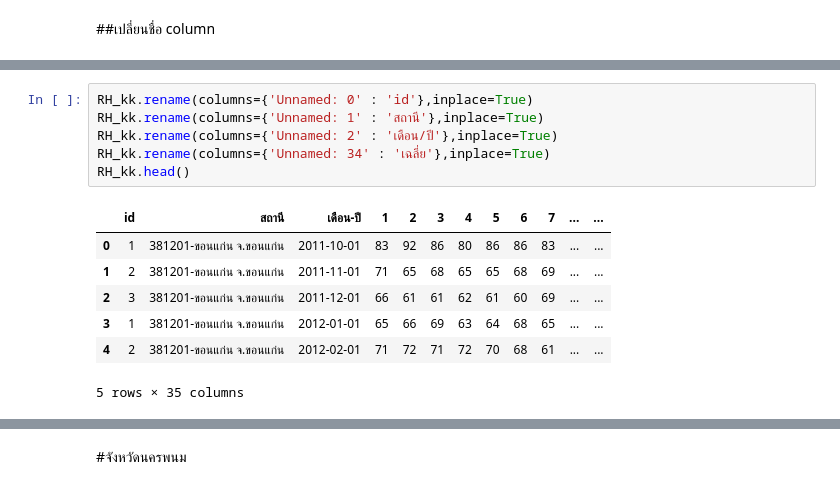
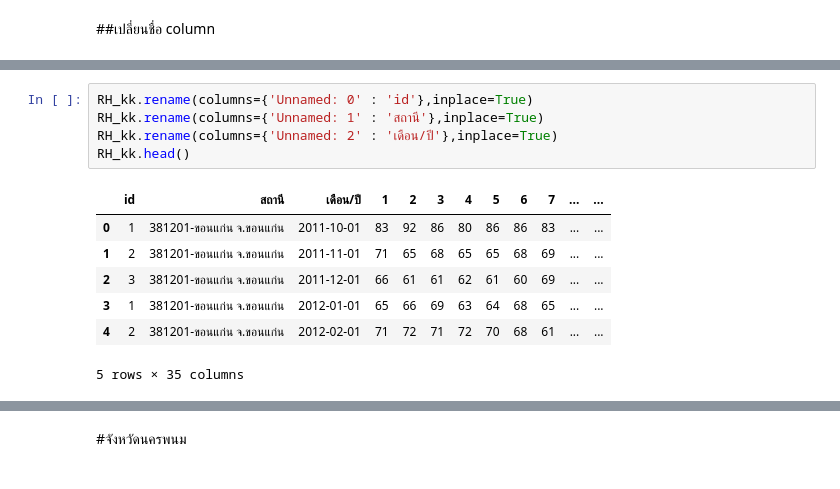
Before and after one commit to KorrawanOu/BSC_DPDM23, a Jupyter notebook: midterm_bscdpdm23.ipynb, the cells around one changed output, grey strips where cells are left out. Saved outputs shown, nothing was run; the diff lists cells and outputs as text.

```diff
--- a/midterm_bscdpdm23.ipynb
+++ b/midterm_bscdpdm23.ipynb
@@ -69,11 +149,10 @@ PS_KK.head()
 # %%
 RH_kk.rename(columns={'Unnamed: 0' : 'id'},inplace=True)
 RH_kk.rename(columns={'Unnamed: 1' : 'สถานี'},inplace=True)
 RH_kk.rename(columns={'Unnamed: 2' : 'เดือน/ปี'},inplace=True)
-RH_kk.rename(columns={'Unnamed: 34' : 'เฉลี่ย'},inplace=True)
 RH_kk.head()
 # %% [output]
-|  | id | สถานี | เดือน-ปี | 1 | 2 | 3 | 4 | 5 | 6 | 7 | ... | ... |
+|  | id | สถานี | เดือน/ปี | 1 | 2 | 3 | 4 | 5 | 6 | 7 | ... | ... |
 | 0 | 1 | 381201-ขอนแก่น จ.ขอนแก่น | 2011-10-01 | 83 | 92 | 86 | 80 | 86 | 86 | 83 | ... | ... |
 | 1 | 2 | 381201-ขอนแก่น จ.ขอนแก่น | 2011-11-01 | 71 | 65 | 68 | 65 | 65 | 68 | 69 | ... | ... |
 | 2 | 3 | 381201-ขอนแก่น จ.ขอนแก่น | 2011-12-01 | 66 | 61 | 61 | 62 | 61 | 60 | 69 | ... | ... |
```
Also changed, not shown: parts of 86 cells of this notebook.
